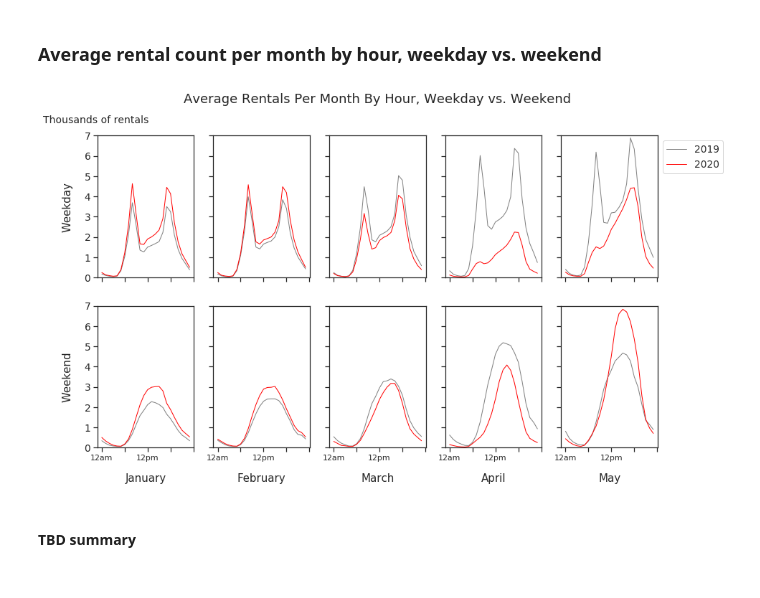
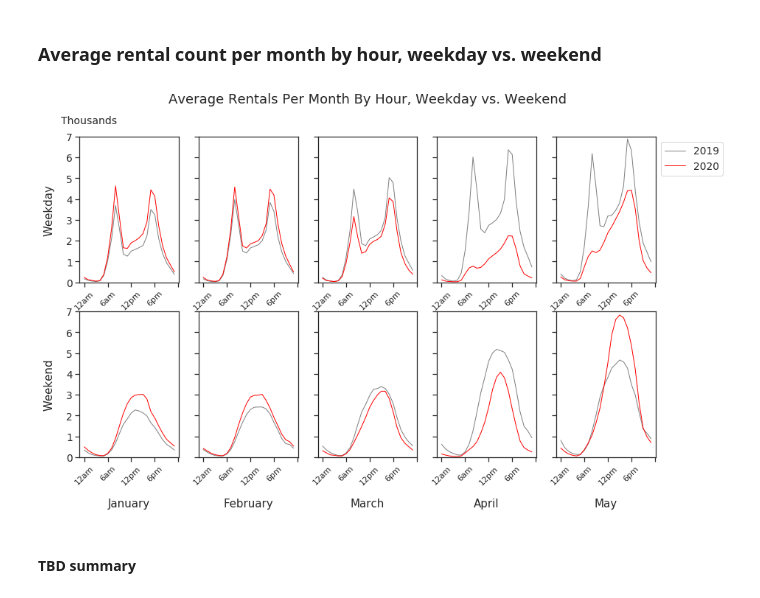
Before and after one commit to stevenrhart/bike-rentals, a Jupyter notebook: notebooks/Covid Impact on Bike Rentals in NYC.ipynb, the cells around one changed output. Drawn from its saved outputs; the diff is of its cells as text; code cells hidden in the pictures.

```diff
--- a/notebooks/Covid Impact on Bike Rentals in NYC.ipynb
+++ b/notebooks/Covid Impact on Bike Rentals in NYC.ipynb
@@ -334,6 +319,7 @@ There is a slight difference in the percentage of trips under 90 seconds and ove
 # %%
 # Remove outlier trips with above 120 min
-df = df[(df.tripduration >= 90) | (df.tripduration <= 7200)]
+df = df[(df.tripduration >= 90)]
+df = df[(df.tripduration <= 7200)]
 # %% [markdown]
 
 ### Birth year review
@@ -559,15 +599,0 @@ plt.legend(title=None, loc='upper left', bbox_to_anchor=(1, 1));
-# %%
-# Pivot df using helper function
-df_pivot = pivot_df(df, ['month', 'day'], ['year'], 'rental_count', 1)
-df_pivot = df_pivot.pivot_table(index=['month'], values=[2019, 2020], aggfunc=np.mean)
-
-# Rename index to friendly month names
-df_pivot.rename(index={1: 'Jan', 2: 'Feb', 3: 'Mar', 4: 'Apr', 5: 'May'}, inplace=True)
-
-# Plot the data and set style
-labels = ['Jan', 'Feb', 'Mar', 'Apr', 'May']
-df_pivot.plot(kind='bar', figsize=(12, 7), rot=0, label=labels, color=['gray', 'red'])
-plt.text(0.05, .91, 'Rentals Per Day', fontsize=14, transform=plt.gcf().transFigure)
-plt.xlabel(None)
-plt.suptitle("Average Rentals Per Day, Per Month", fontsize=18)
-plt.legend(title=None, loc='upper left', bbox_to_anchor=(1, 1));
@@ -636,14 +669,0 @@ plt.legend(title=None, loc='upper left', bbox_to_anchor=(1, 1));
-# %%
-# Pivot df using helper function
-df_pivot = pivot_df(df, ['month'], ['year'], 'tripduration', 1.667E-2, aggfunc=np.mean)
-
-# Rename index to friendly month names
-df_pivot.rename(index={1: 'Jan', 2: 'Feb', 3: 'Mar', 4: 'Apr', 5: 'May'}, inplace=True)
-
-# Plot the data and set style
-labels = ['Jan', 'Feb', 'Mar', 'Apr', 'May']
-df_pivot.plot(kind='bar', figsize=(12, 7), rot=0, label=labels, color=['gray', 'red'])
-plt.text(0.09, .91, 'Minutes', fontsize=14, transform=plt.gcf().transFigure)
-plt.xlabel(None)
-plt.suptitle("Average Rental Duration Per Month", fontsize=18)
-plt.legend(title=None, loc='upper left', bbox_to_anchor=(1, 1));
@@ -810,7 +826,7 @@ TBD - Section intro
 ### Update plotting helper function
 # %%
 ###TODO - Look for a way to consolidate 'make_subplots' and 'make_subplots2' into a single function
-def make_subplots2(df, x_labels, y_labels, y_min, y_max, title, text, text_x=0.05, text_y=0.89,
+def make_subplots2(df, x_labels, y_labels, y_min, y_max, title, text, text_x=0.1, text_y=0.91,
                    num_rows=2, num_cols=5):
     """Returns a multi-dimensional grid of subplots
     """
@@ -818,7 +834,7 @@ def make_subplots2(df, x_labels, y_labels, y_min, y_max, title, text, text_x=0.0
     x = [i for i in range(24)]
 
     # Create figure and subplot grid
-    fig, ax = plt.subplots(num_rows, num_cols, sharex='col', sharey='row', figsize=(14,8))
+    fig, ax = plt.subplots(num_rows, num_cols, sharey='row', figsize=(14,8))
 
     # Create subplots
     for i in range(num_rows):
@@ -842,7 +858,7 @@ def make_subplots2(df, x_labels, y_labels, y_min, y_max, title, text, text_x=0.0
             # Formatting for x and y axis
             ax_loc.set_xticks(np.linspace(0, 24, 5))
             ax_loc.set_ylim(y_min, y_max)
-            ax_loc.set_xticklabels(['12am', '', '12pm', '', ''], fontsize=11)
+            ax_loc.set_xticklabels(['12am', '6am', '12pm', '6pm', ''], rotation=45, fontsize=11)
 
             # Set location specific plot elements
             if i == 0 and j == 0: # set yaxis label on upper left plot
@@ -861,29 +877,29 @@ def make_subplots2(df, x_labels, y_labels, y_min, y_max, title, text, text_x=0.0
 # %%
 # Filter df by year
 df_pivot_19 = df[df.year == 2019]
 df_pivot_20 = df[df.year == 2020]
 
 # Pivot df using helper function
 df_pivot_19 = pivot_df(df_pivot_19, ['month', 'day', 'dow', 'hour'], ['year'], 'rental_count', 0.001)
 df_pivot_19 = pivot_df(df_pivot_19, ['month', 'dow', 'hour'], pv_columns=None, pv_values=[2019],
                        scale=1, aggfunc=np.mean)
 
 df_pivot_20 = pivot_df(df_pivot_20, ['month', 'day', 'dow', 'hour'], ['year'], 'rental_count', 0.001)
 df_pivot_20 = pivot_df(df_pivot_20, ['month', 'dow', 'hour'], pv_columns=None, pv_values=[2020],
                        scale=1, aggfunc=np.mean)
 
 # Configure variables
 dfs = [df_pivot_19, df_pivot_20]
 x_labels = ['January', 'February', 'March', 'April', 'May']
 y_labels = ['Weekday', 'Weekend']
 y_min, y_max = 0, 7
 title = "Average Rentals Per Month By Hour, Weekday vs. Weekend"
-text = "Thousands of rentals"
+text = "Thousands"
 
 # Call the helper function to make the subplots
-make_subplots2(dfs, x_labels, y_labels, y_min, y_max, title, text, text_y=0.91)
+make_subplots2(dfs, x_labels, y_labels, y_min, y_max, title, text)
 # %% [output]
-[figure, old version]
+[figure, new version]
 # %% [markdown]
 
 #### TBD summary
```
Also changed, not shown: parts of 37 cells of this notebook.
